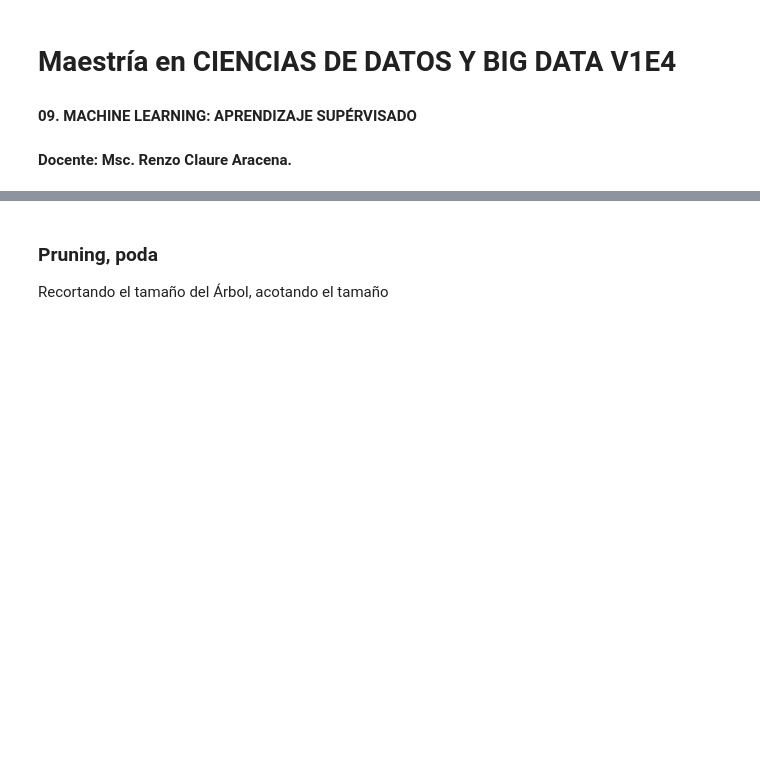
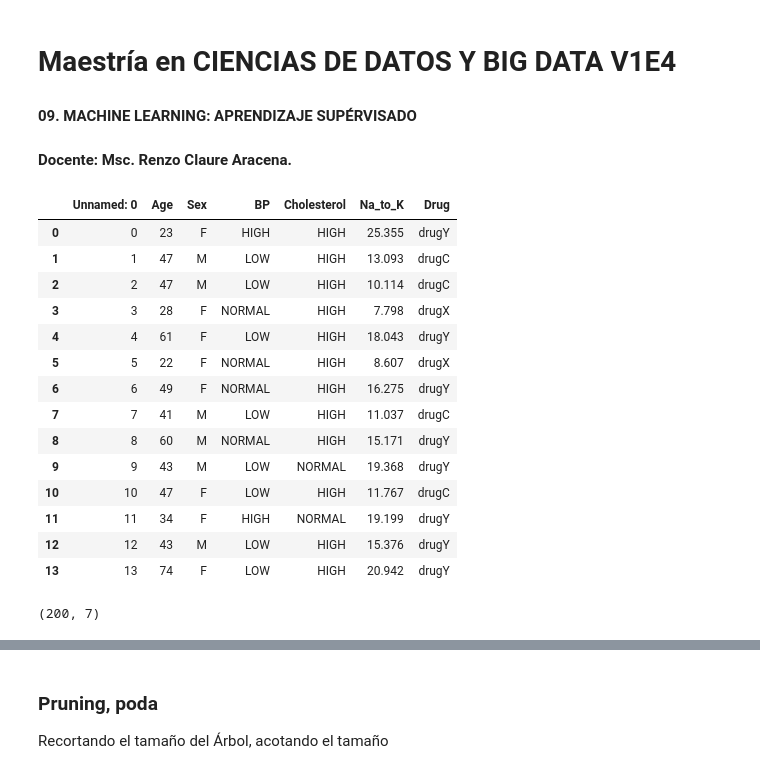
Before and after one commit to ipaguilarc/-Clase_ML_2025_4, a Jupyter notebook: notebooks/NB_9_1_ARBOLES_DECISION.ipynb, the cells around one changed output, grey strips where cells are left out. Drawn from its saved outputs; the diff is of its cells as text; code cells hidden in the pictures; blank space fills up the shorter version.

```diff
--- a/notebooks/NB_9_1_ARBOLES_DECISION.ipynb
+++ b/notebooks/NB_9_1_ARBOLES_DECISION.ipynb
@@ -7,10 +7,28 @@ import pandas as pd
 import numpy as np
 import matplotlib.pyplot as plt
 # %%
-df = pd.read_csv('drug.csv')
+df = pd.read_csv('../datasets/drug.csv')
 df.head(14)
+# %% [output]
+|  | Unnamed: 0 | Age | Sex | BP | Cholesterol | Na_to_K | Drug |
+| 0 | 0 | 23 | F | HIGH | HIGH | 25.355 | drugY |
+| 1 | 1 | 47 | M | LOW | HIGH | 13.093 | drugC |
+| 2 | 2 | 47 | M | LOW | HIGH | 10.114 | drugC |
+| 3 | 3 | 28 | F | NORMAL | HIGH | 7.798 | drugX |
+| 4 | 4 | 61 | F | LOW | HIGH | 18.043 | drugY |
+| 5 | 5 | 22 | F | NORMAL | HIGH | 8.607 | drugX |
+| 6 | 6 | 49 | F | NORMAL | HIGH | 16.275 | drugY |
+| 7 | 7 | 41 | M | LOW | HIGH | 11.037 | drugC |
+| 8 | 8 | 60 | M | NORMAL | HIGH | 15.171 | drugY |
+| 9 | 9 | 43 | M | LOW | NORMAL | 19.368 | drugY |
+| 10 | 10 | 47 | F | LOW | HIGH | 11.767 | drugC |
+| 11 | 11 | 34 | F | HIGH | NORMAL | 19.199 | drugY |
+| 12 | 12 | 43 | M | LOW | HIGH | 15.376 | drugY |
+| 13 | 13 | 74 | F | LOW | HIGH | 20.942 | drugY |
 # %%
 df.shape
+# %% [output]
+(200, 7)
 # %%
 X = df[['Age', 'Sex', 'BP', 'Cholesterol', 'Na_to_K']]
 # %%
```
Also changed, not shown: parts of 8 cells of this notebook, 7 other files.
